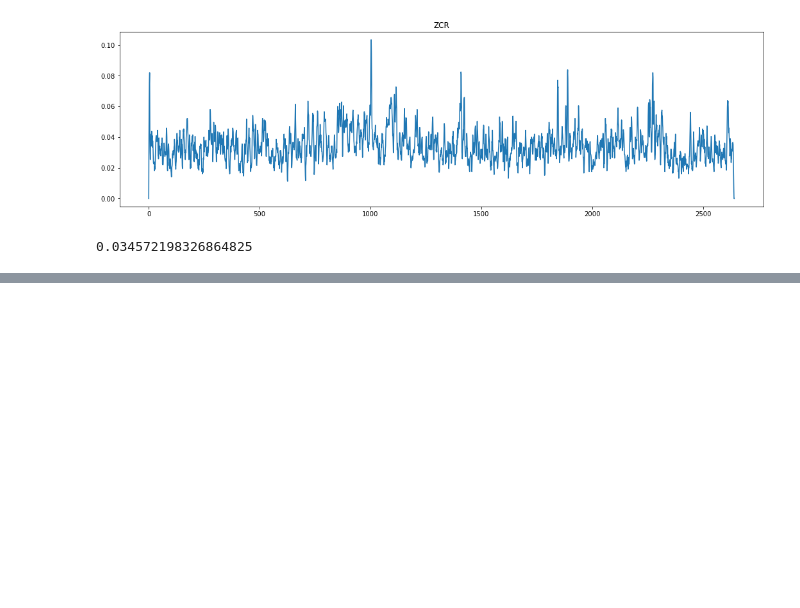
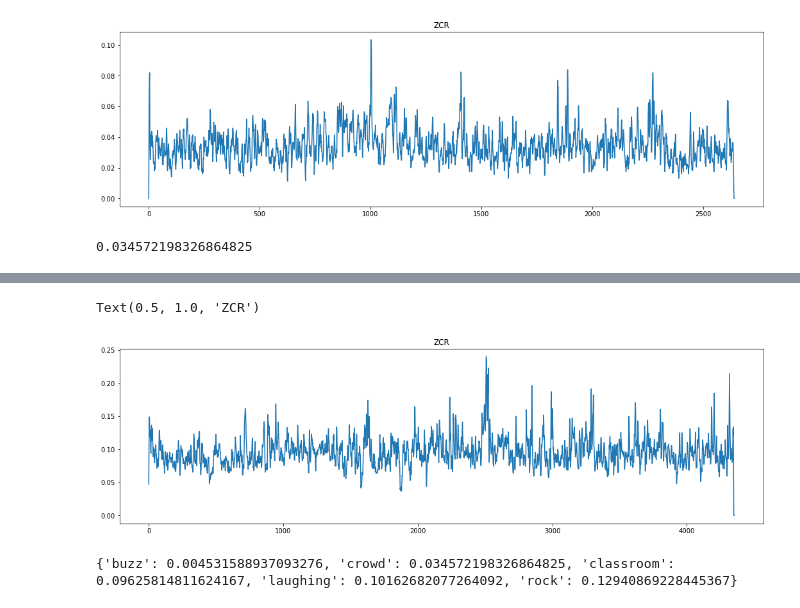
Before and after one commit to maya177/nea, a Jupyter notebook: testing.ipynb, the cells around one changed output, grey strips where cells are left out. Drawn from its saved outputs; the diff is of its cells as text; code cells hidden in the pictures; blank space fills up the shorter version.

```diff
--- a/testing.ipynb
+++ b/testing.ipynb
@@ -200,0 +271,11 @@ zcrs2.mean()
+# %%
+data5, samplerate5 = librosa.load("./audio/classroom.aiff")
+data5.shape
+zcrs5 = librosa.feature.zero_crossing_rate(data5)
+# %%
+plt.figure(figsize=(18, 5))
+plt.plot(zcrs5[0])
+plt.title('ZCR')
+# %% [output]
+Text(0.5, 1.0, 'ZCR')
+[figure, added]
@@ -200,0 +284,13 @@ zcrs2.mean()
+# %%
+sorted_values = sorted(sounds.values()) # Sort the values
+sorted_dict = {}
+
+for i in sorted_values:
+    for k in sounds.keys():
+        if sounds[k] == i:
+            sorted_dict[k] = sounds[k]
+            break
+
+print(sorted_dict)
+# %% [output]
+{'buzz': 0.004531588937093276, 'crowd': 0.034572198326864825, 'classroom': 0.09625814811624167, 'laughing': 0.10162682077264092, 'rock': 0.12940869228445367}
```
Also changed, not shown: parts of 20 cells of this notebook, 27 other files.
